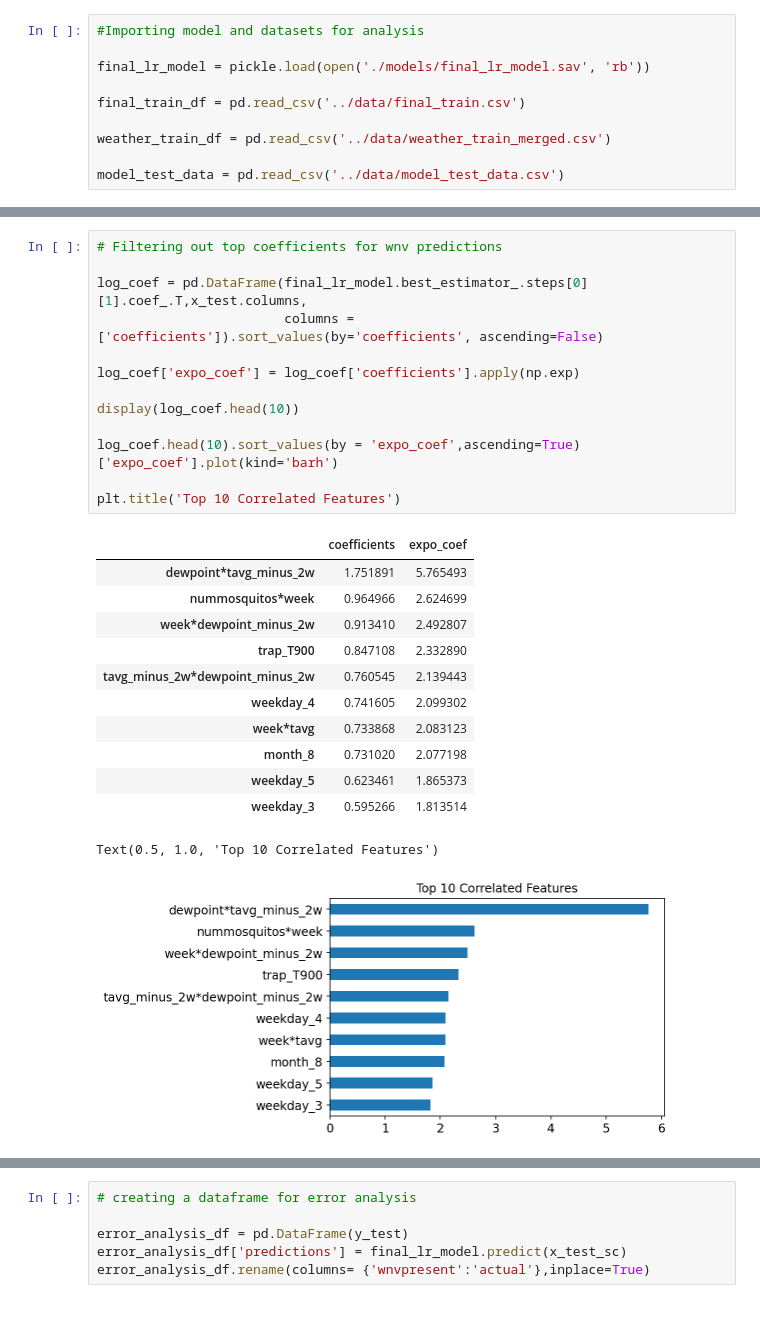
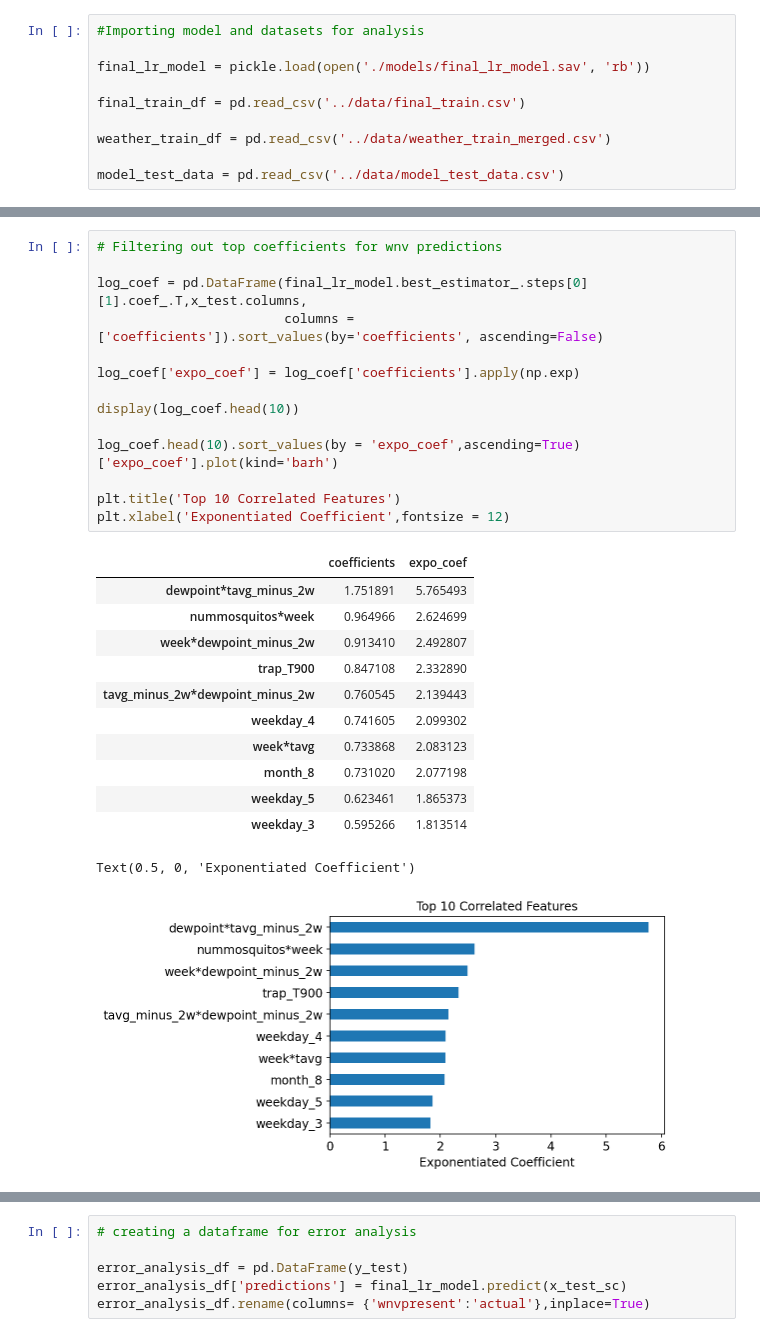
Before and after one commit to sujayjangam/Project-4-DSI, a Jupyter notebook: code/Model_Analysis_And_Conclusion_Dickson.ipynb, the cells around one changed output, grey strips where cells are left out. Saved outputs shown, nothing was run; the diff lists cells and outputs as text.

```diff
--- a/code/Model_Analysis_And_Conclusion_Dickson.ipynb
+++ b/code/Model_Analysis_And_Conclusion_Dickson.ipynb
@@ -60,27 +60,28 @@ Fitting 5 folds for each of 1 candidates, totalling 5 fits
 # %%
 # Filtering out top coefficients for wnv predictions
 
 log_coef = pd.DataFrame(final_lr_model.best_estimator_.steps[0][1].coef_.T,x_test.columns,
                         columns = ['coefficients']).sort_values(by='coefficients', ascending=False)
 
 log_coef['expo_coef'] = log_coef['coefficients'].apply(np.exp)
 
 display(log_coef.head(10))
 
 log_coef.head(10).sort_values(by = 'expo_coef',ascending=True)['expo_coef'].plot(kind='barh')
 
 plt.title('Top 10 Correlated Features')
+plt.xlabel('Exponentiated Coefficient',fontsize = 12)
 # %% [output]
 |  | coefficients | expo_coef |
 | dewpoint*tavg_minus_2w | 1.751891 | 5.765493 |
 | nummosquitos*week | 0.964966 | 2.624699 |
 | week*dewpoint_minus_2w | 0.913410 | 2.492807 |
 | trap_T900 | 0.847108 | 2.332890 |
 | tavg_minus_2w*dewpoint_minus_2w | 0.760545 | 2.139443 |
 | weekday_4 | 0.741605 | 2.099302 |
 | week*tavg | 0.733868 | 2.083123 |
 | month_8 | 0.731020 | 2.077198 |
 | weekday_5 | 0.623461 | 1.865373 |
 | weekday_3 | 0.595266 | 1.813514 |
-Text(0.5, 1.0, 'Top 10 Correlated Features')
+Text(0.5, 0, 'Exponentiated Coefficient')
-[figure, old version]
+[figure, new version]
```
Also changed, not shown: parts of 38 cells of this notebook.
